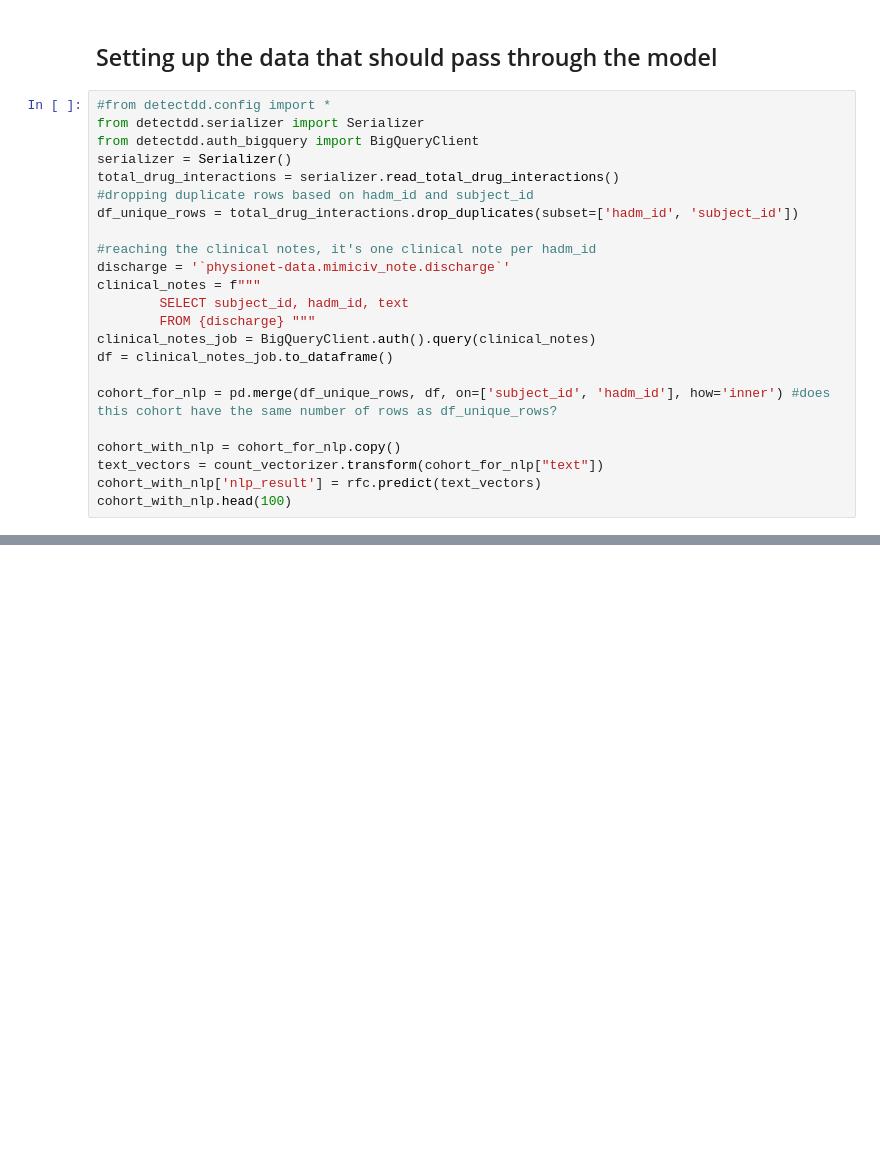
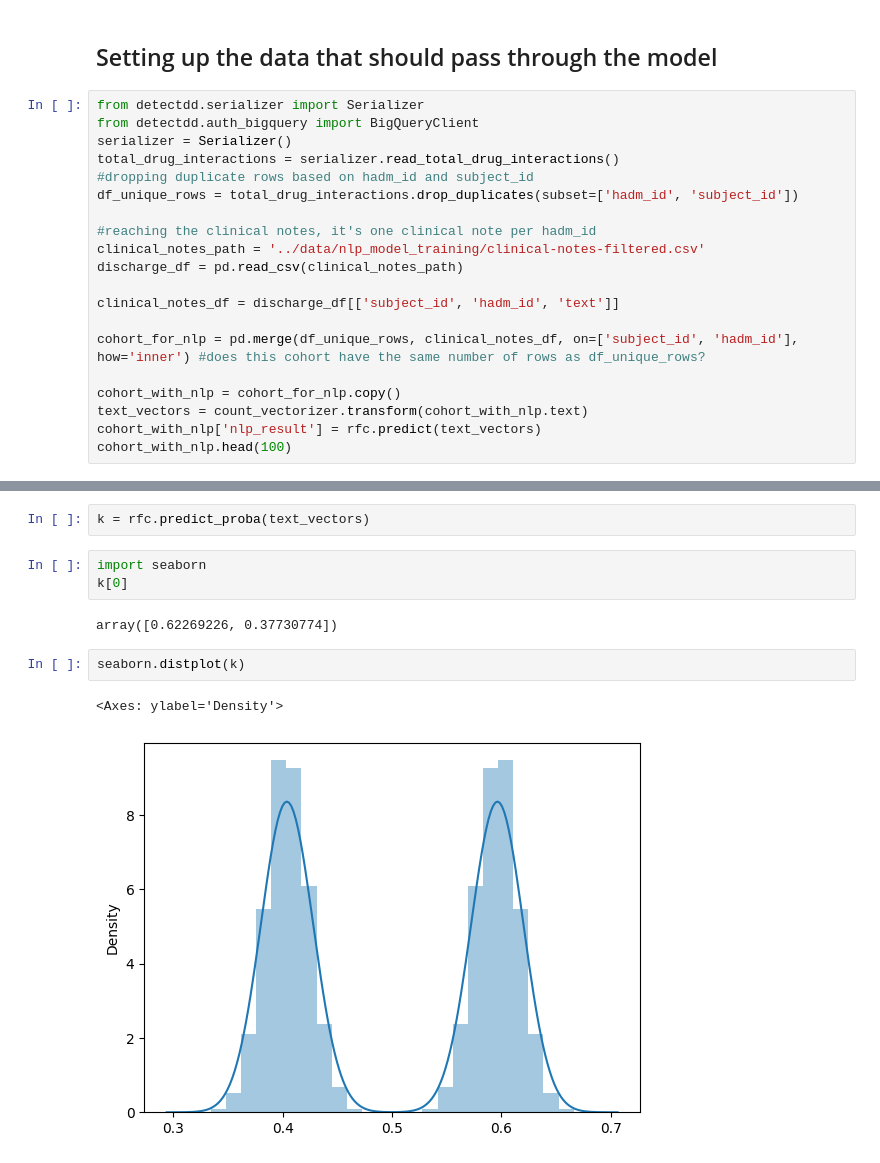
Before and after one commit to stevelan/UniMLHealth-GroupProject, a Jupyter notebook: notebooks/01b-nlp-cohort-filtration.ipynb, the cells around one changed output, grey strips where cells are left out. Drawn from its saved outputs; the diff is of its cells as text; blank space fills up the shorter version.

```diff
--- a/notebooks/01b-nlp-cohort-filtration.ipynb
+++ b/notebooks/01b-nlp-cohort-filtration.ipynb
@@ -271,7 +268,6 @@ print(rfc_results)
 # %% [markdown]
 ## Setting up the data that should pass through the model
 # %%
-#from detectdd.config import *
 from detectdd.serializer import Serializer
 from detectdd.auth_bigquery import BigQueryClient
 serializer = Serializer()
@@ -280,17 +276,15 @@ total_drug_interactions = serializer.read_total_drug_interactions()
 df_unique_rows = total_drug_interactions.drop_duplicates(subset=['hadm_id', 'subject_id'])
 
 #reaching the clinical notes, it's one clinical note per hadm_id
-discharge = '`physionet-data.mimiciv_note.discharge`'
-clinical_notes = f"""
-        SELECT subject_id, hadm_id, text
-        FROM {discharge} """
-clinical_notes_job = BigQueryClient.auth().query(clinical_notes)
-df = clinical_notes_job.to_dataframe()
+clinical_notes_path = '../data/nlp_model_training/clinical-notes-filtered.csv'
+discharge_df = pd.read_csv(clinical_notes_path)
 
-cohort_for_nlp = pd.merge(df_unique_rows, df, on=['subject_id', 'hadm_id'], how='inner') #does this cohort have the same number of rows as df_unique_rows?
+clinical_notes_df = discharge_df[['subject_id', 'hadm_id', 'text']]
+
+cohort_for_nlp = pd.merge(df_unique_rows, clinical_notes_df, on=['subject_id', 'hadm_id'], how='inner') #does this cohort have the same number of rows as df_unique_rows?
 
 cohort_with_nlp = cohort_for_nlp.copy()
-text_vectors = count_vectorizer.transform(cohort_for_nlp["text"])
+text_vectors = count_vectorizer.transform(cohort_with_nlp.text)
 cohort_with_nlp['nlp_result'] = rfc.predict(text_vectors)
 cohort_with_nlp.head(100)
 # %% [output]
@@ -302,0 +323,12 @@ Job ID: 4b2e2ff3-b2c7-467b-ac86-5113503b2724
+# %%
+k = rfc.predict_proba(text_vectors)
+# %%
+import seaborn
+k[0]
+# %% [output]
+array([0.62269226, 0.37730774])
+# %%
+seaborn.distplot(k)
+# %% [output]
+<Axes: ylabel='Density'>
+[figure, added]
```
Also changed, not shown: parts of 5 cells of this notebook, 1 other file.
